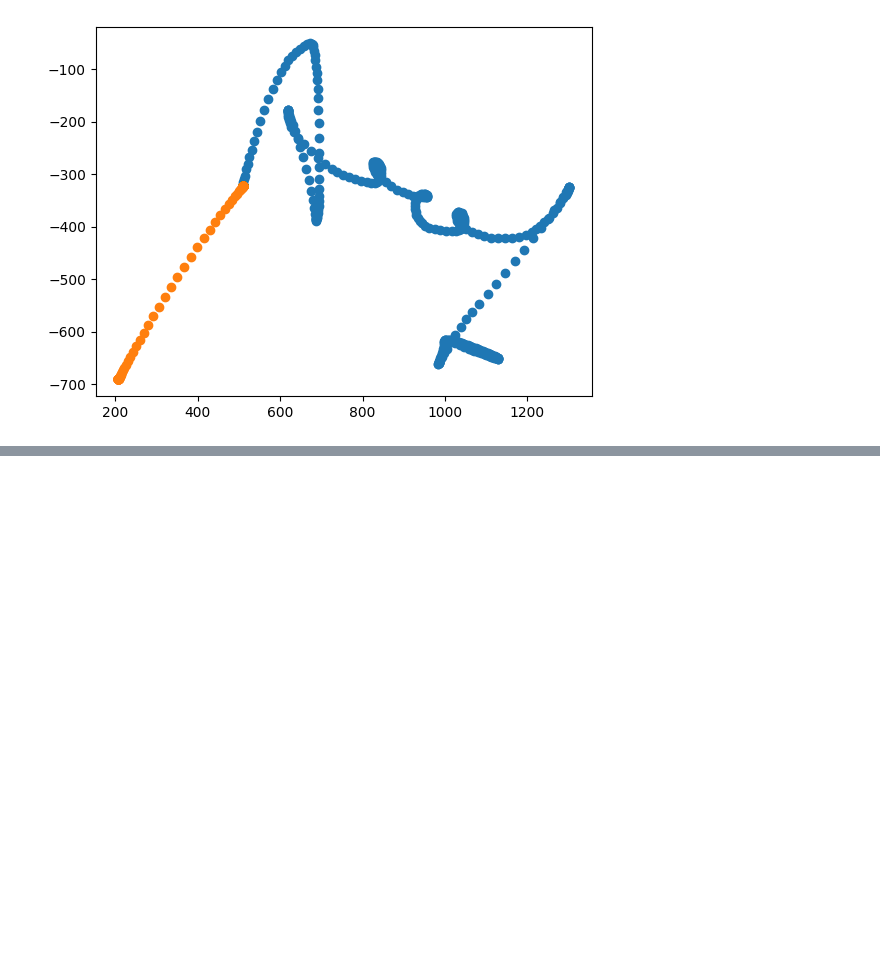
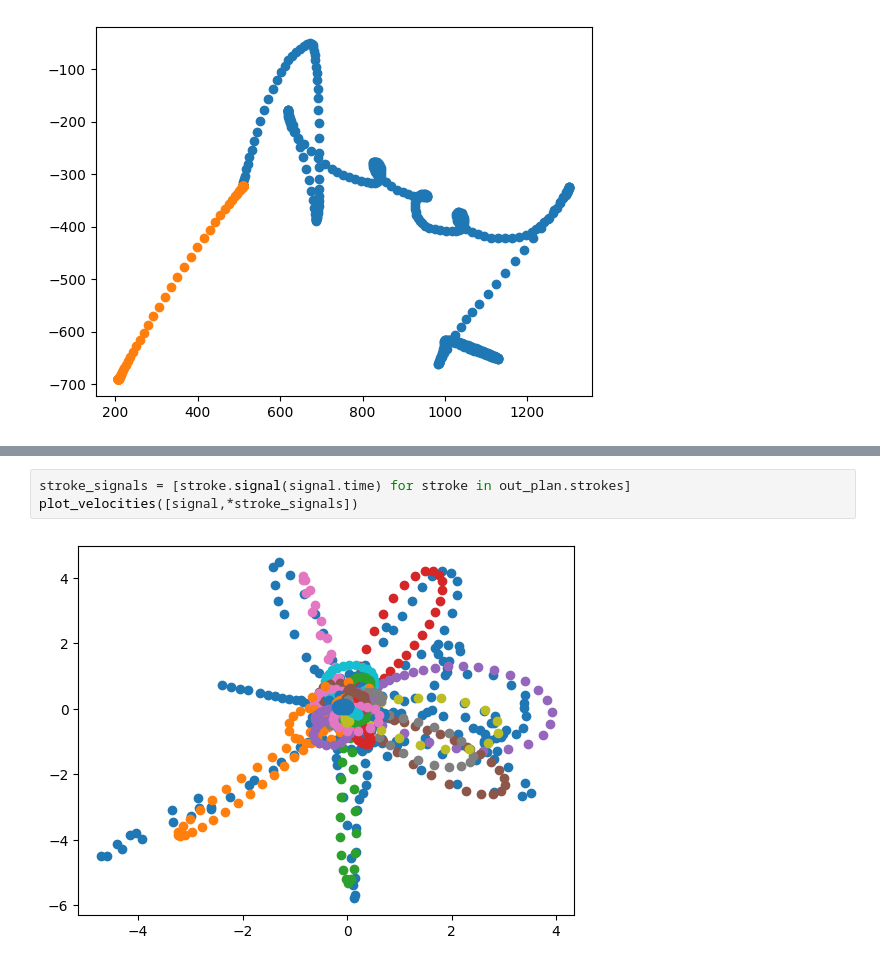
Before and after one commit to andrew-healey/sigma-lognormal, a Jupyter notebook: debug.ipynb, the cells around one changed output, grey strips where cells are left out. Drawn from its saved outputs; the diff is of its cells as text; blank space fills up the shorter version.

```diff
--- a/debug.ipynb
+++ b/debug.ipynb
@@ -121,0 +122,5 @@ TypeError: 'Signal' object is not iterable
+# %%
+stroke_signals = [stroke.signal(signal.time) for stroke in out_plan.strokes]
+plot_velocities([signal,*stroke_signals])
+# %% [output]
+[figure, added]
```
Also changed, not shown: parts of 8 cells of this notebook, 5 other files.
